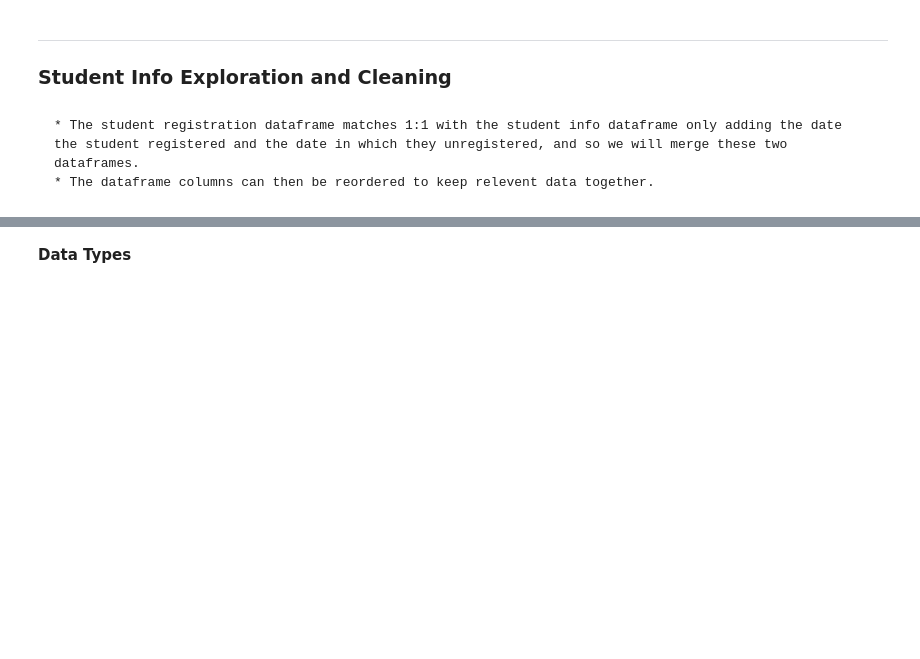
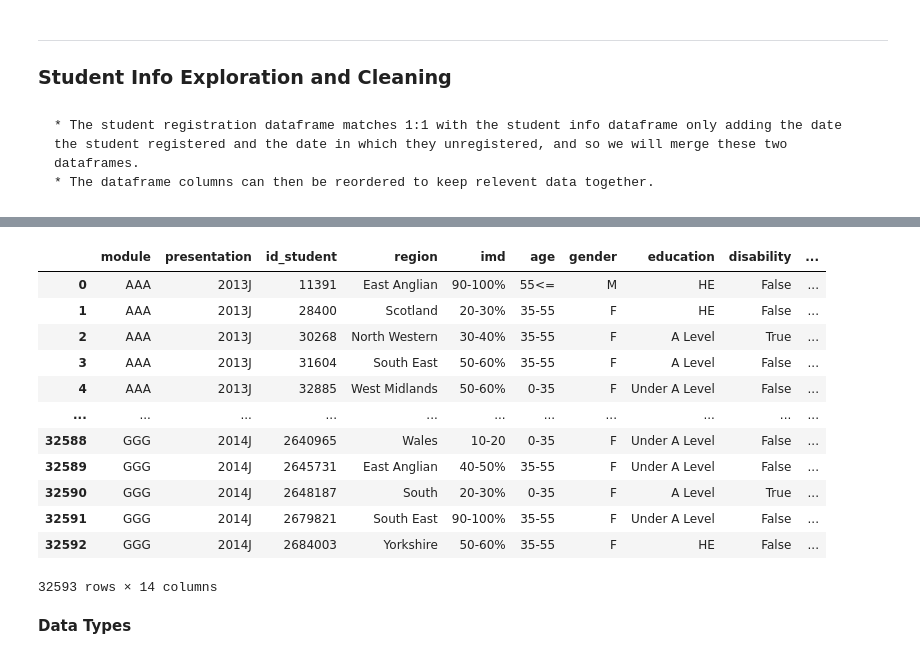
Before and after one commit to freyjagarner/Student-Data-Analysis, a Jupyter notebook: Capstone/Student_Information.ipynb, the cells around one changed output, grey strips where cells are left out. Cells and saved outputs as stored; diff of their text form; code cells hidden in the pictures; blank space fills up the shorter version.

Commit message:
change value names in region/education
Too long

```diff
--- a/Capstone/Student_Information.ipynb
+++ b/Capstone/Student_Information.ipynb
@@ -130,7 +144,25 @@ stud_info = stud_info[['code_module', 'code_presentation', 'id_student', 'region
 # rename num_of_prev_attempts column to prev_attempts to save space
 stud_info_rename = {'code_module':'module', 'code_presentation':'presentation', 'final_result':'result', 'studied_credits':'credits', 'age_band':'age', 'num_of_prev_attempts':'attempts', 'highest_education':'education', 'imd_band':'imd'}
 stud_info = stud_info.rename(columns=stud_info_rename)
-stud_info = stud_info.replace({'disability':{'Y':True, 'N':False}})
+stud_info = stud_info.replace({'disability':{'Y':True, 'N':False}, 'region':{'East Anglian Region':'East Anglian', 'North Western Region':'North Western', 'South East Region':'South East', 'West Midlands Region':'West Midlands', 'North Region':'North',
+ 'South Region':'South', 'South West Region':'South West', 'East Midlands Region':'East Midlands',
+ 'Yorkshire Region':'Yorkshire', 'London Region':'London'}, 'education':{'HE Qualification':'HE', 'A Level or Equivalent':'A Level', 'Post Graduate Qualification':'Post Grad', 'No Formal quals':'No Formal', 'Lower Than A Level':'Under A Level'}})
+# %%
+stud_info
+# %% [output]
+|  | module | presentation | id_student | region | imd | age | gender | education | disability | ... |
+| 0 | AAA | 2013J | 11391 | East Anglian | 90-100% | 55<= | M | HE | False | ... |
+| 1 | AAA | 2013J | 28400 | Scotland | 20-30% | 35-55 | F | HE | False | ... |
+| 2 | AAA | 2013J | 30268 | North Western | 30-40% | 35-55 | F | A Level | True | ... |
+| 3 | AAA | 2013J | 31604 | South East | 50-60% | 35-55 | F | A Level | False | ... |
+| 4 | AAA | 2013J | 32885 | West Midlands | 50-60% | 0-35 | F | Under A Level | False | ... |
+| ... | ... | ... | ... | ... | ... | ... | ... | ... | ... | ... |
+| 32588 | GGG | 2014J | 2640965 | Wales | 10-20 | 0-35 | F | Under A Level | False | ... |
+| 32589 | GGG | 2014J | 2645731 | East Anglian | 40-50% | 35-55 | F | Under A Level | False | ... |
+| 32590 | GGG | 2014J | 2648187 | South | 20-30% | 0-35 | F | A Level | True | ... |
+| 32591 | GGG | 2014J | 2679821 | South East | 90-100% | 35-55 | F | Under A Level | False | ... |
+| 32592 | GGG | 2014J | 2684003 | Yorkshire | 50-60% | 35-55 | F | HE | False | ... |
+32593 rows × 14 columns
 # %% [markdown]
 **Data Types**
 # %%
```
Also changed, not shown: parts of 2 cells of this notebook.
